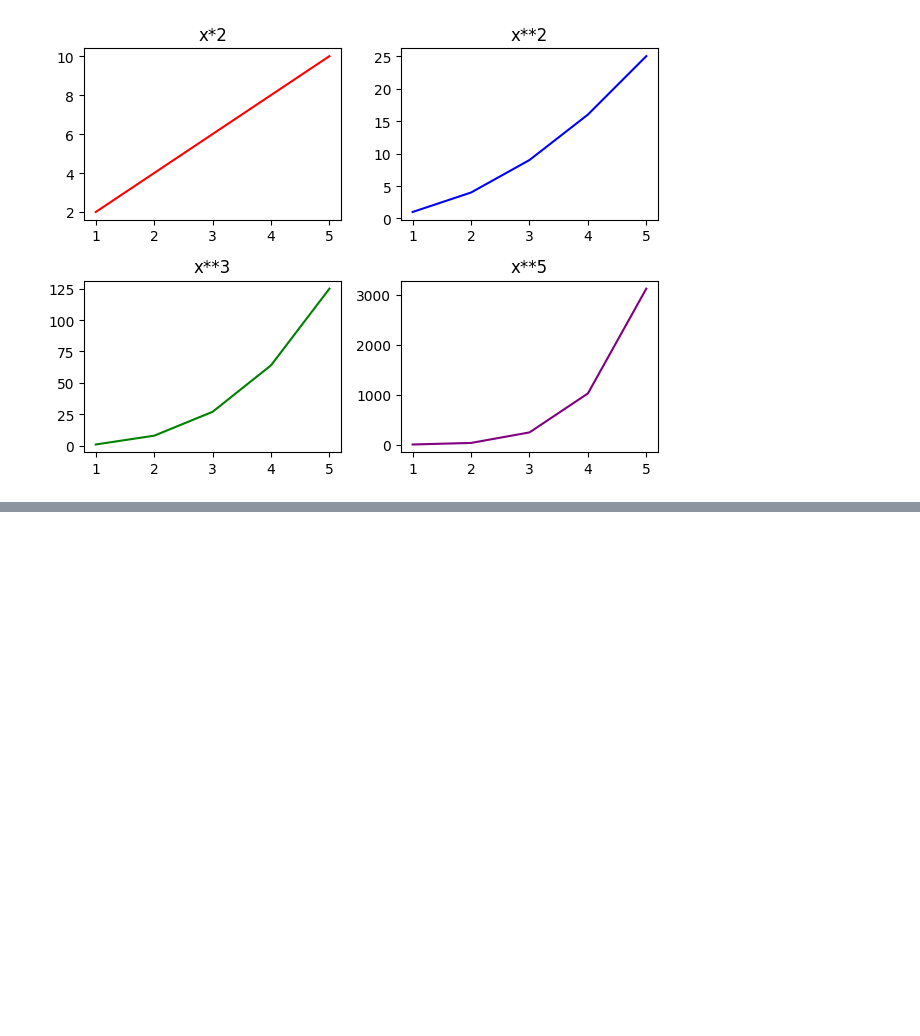
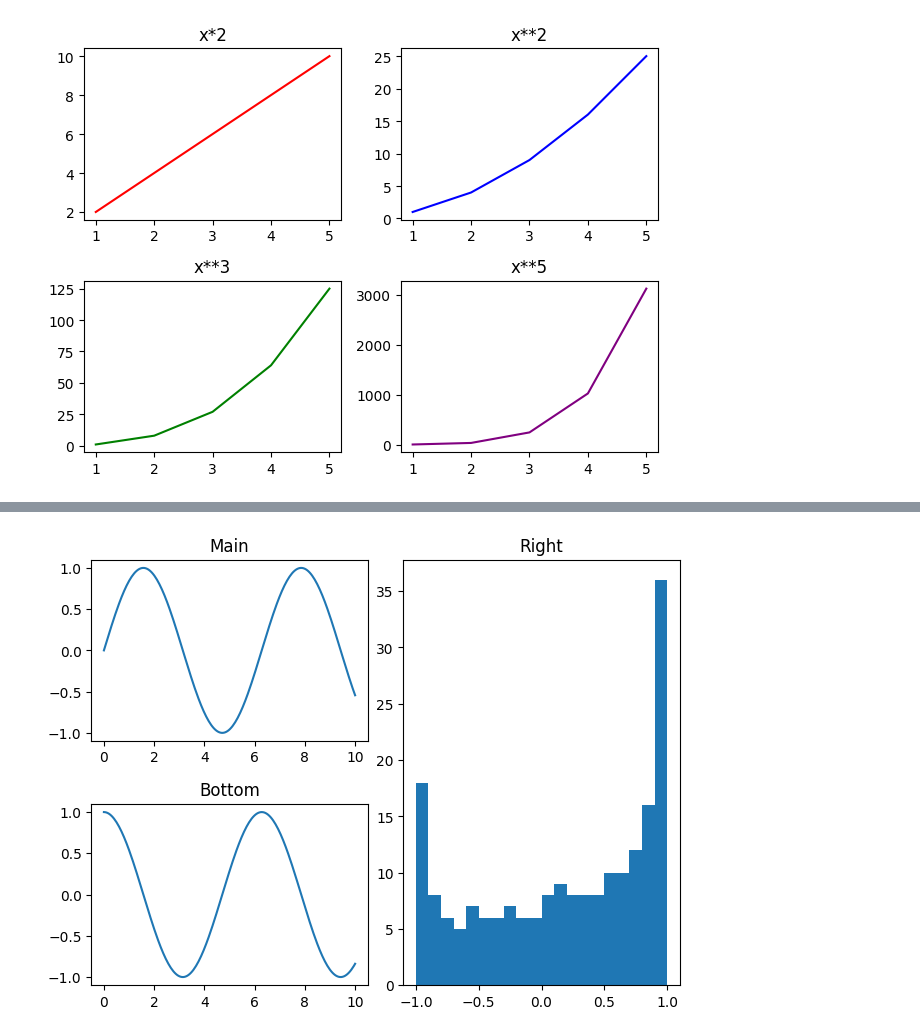
Before and after one commit to baldzhiyski/data-science-course, a Jupyter notebook: matplotlib/main.ipynb, the cells around one changed output, grey strips where cells are left out. Saved outputs shown, nothing was run; the diff lists cells and outputs as text; code cells hidden in the pictures; blank space fills up the shorter version.

```diff
--- a/matplotlib/main.ipynb
+++ b/matplotlib/main.ipynb
@@ -129,0 +180,17 @@ plt.show()
+# %%
+
+fig = plt.figure(constrained_layout=True)
+axs = fig.subplot_mosaic([
+    ["main", "right"],
+    ["bottom", "right"]
+])
+x = np.linspace(0, 10, 200)
+axs["main"].plot(x, np.sin(x))
+axs["main"].set_title("Main")
+axs["right"].hist(np.sin(x), bins=20)
+axs["right"].set_title("Right")
+axs["bottom"].plot(x, np.cos(x))
+axs["bottom"].set_title("Bottom")
+plt.show()
+# %% [output]
+[figure, added]
```
Also changed, not shown: parts of 32 cells of this notebook, 1 other file.
